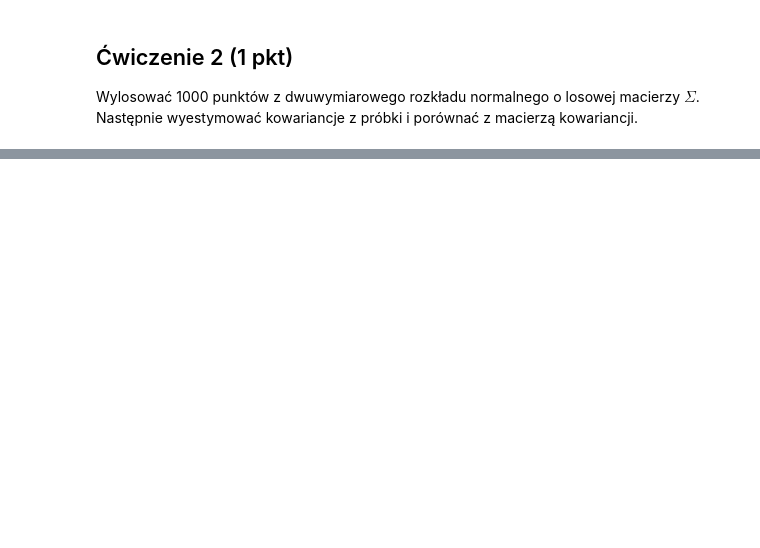
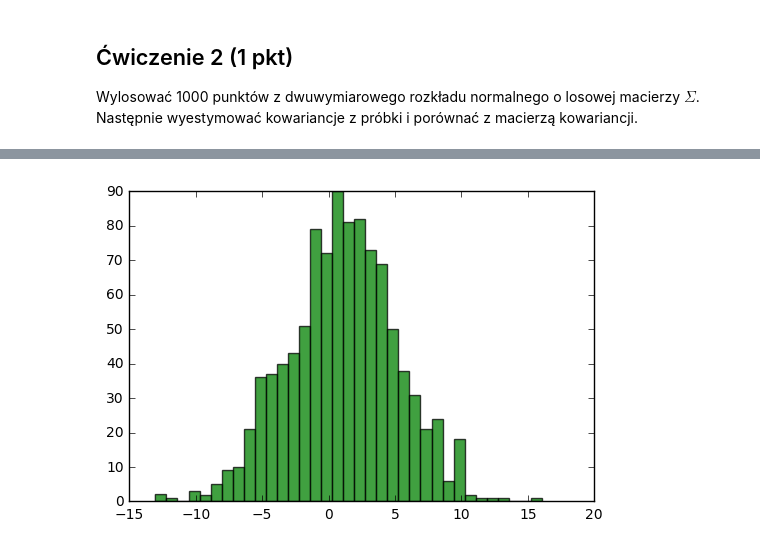
Before and after one commit to klasocha/ml_notebooks, a Jupyter notebook: L2b.ipynb, the cells around one changed output, grey strips where cells are left out. Saved outputs shown, nothing was run; the diff lists cells and outputs as text; code cells hidden in the pictures; blank space fills up the shorter version.

```diff
--- a/L2b.ipynb
+++ b/L2b.ipynb
@@ -135,0 +140,7 @@ print(est_cov)
+# %%
+n1 = np.random.normal(1,4, 1000)
+n2 = np.random.normal(-2,1, 1000)
+# %%
+_ = plt.hist(n1, 35, facecolor='green', alpha=0.75)
+# %% [output]
+[figure, added]
```
Also changed, not shown: parts of 28 cells of this notebook.
